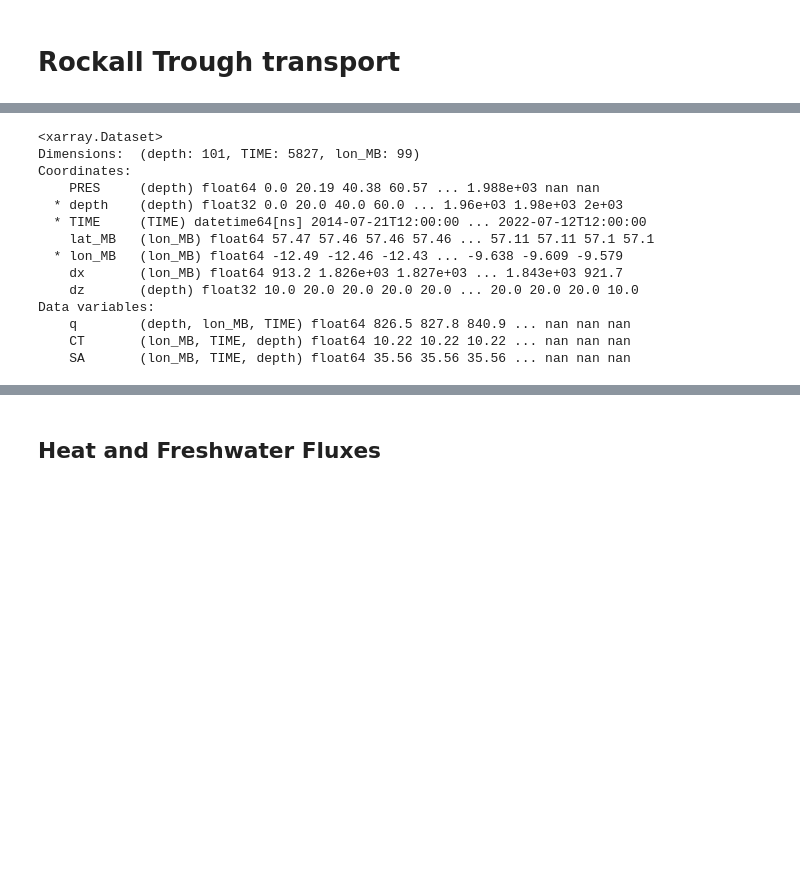
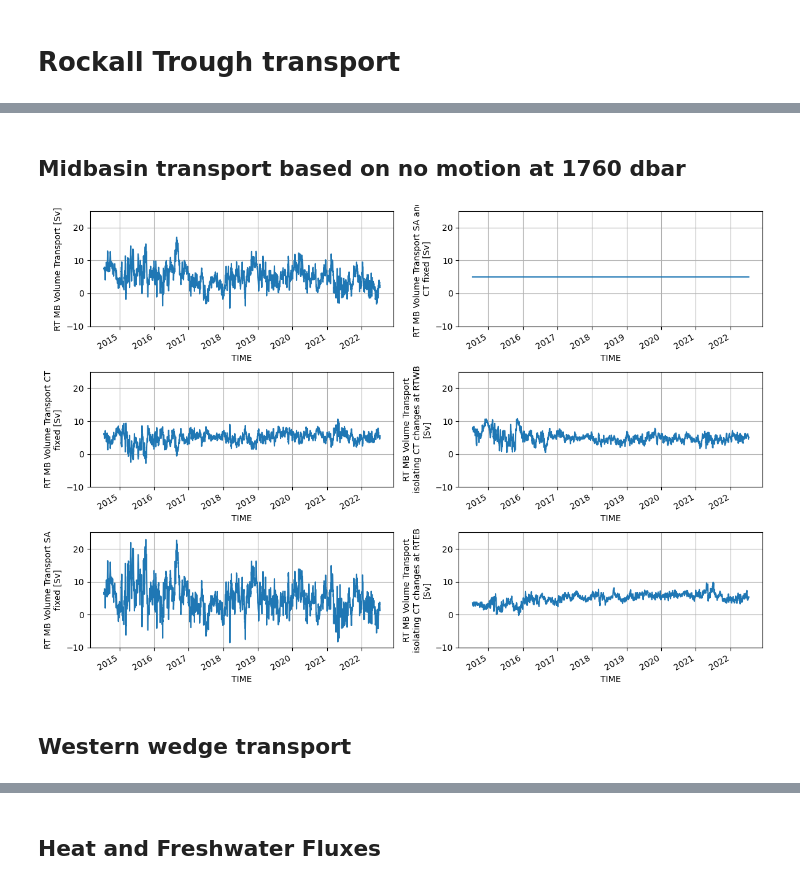
Before and after one commit to ScotMarPhys/Rockall_Trough_Transports, a Jupyter notebook: notebooks/1.0_Rockall_Trough_transports.ipynb, the cells around one changed output, grey strips where cells are left out. Drawn from its saved outputs; the diff is of its cells as text; code cells hidden in the pictures; blank space fills up the shorter version.

```diff
--- a/notebooks/1.0_Rockall_Trough_transports.ipynb
+++ b/notebooks/1.0_Rockall_Trough_transports.ipynb
@@ -176,5 +163,2 @@ ds_RT.to_netcdf(f'{data_out_path2}Rockall-Trough-Mooring-Time-Series-2022_correc
 # %%
-test= ds_RT.swap_dims({'PRES':'depth'})
-test['depth']=-1*test.depth
-test = test.interp(depth=ds_RT.PRES.values)
-ds_RT = test
+ds_RT = rtf.ds_rt_swap_vert_dim(ds_RT)
@@ -867,17 +213,2 @@ Q_EW.where(Q_EW.mask_EW).plot()
-# %%
-ds_q_RTMB
-# %% [output]
-<xarray.Dataset>
-Dimensions:  (depth: 101, TIME: 5827, lon_MB: 99)
-Coordinates:
-    PRES     (depth) float64 0.0 20.19 40.38 60.57 ... 1.988e+03 nan nan
-  * depth    (depth) float32 0.0 20.0 40.0 60.0 ... 1.96e+03 1.98e+03 2e+03
-  * TIME     (TIME) datetime64[ns] 2014-07-21T12:00:00 ... 2022-07-12T12:00:00
-    lat_MB   (lon_MB) float64 57.47 57.46 57.46 57.46 ... 57.11 57.11 57.1 57.1
-  * lon_MB   (lon_MB) float64 -12.49 -12.46 -12.43 ... -9.638 -9.609 -9.579
-    dx       (lon_MB) float64 913.2 1.826e+03 1.827e+03 ... 1.843e+03 921.7
-    dz       (depth) float32 10.0 20.0 20.0 20.0 20.0 ... 20.0 20.0 20.0 10.0
-Data variables:
-    q        (depth, lon_MB, TIME) float64 826.5 827.8 840.9 ... nan nan nan
-    CT       (lon_MB, TIME, depth) float64 10.22 10.22 10.22 ... nan nan nan
-    SA       (lon_MB, TIME, depth) float64 35.56 35.56 35.56 ... nan nan nan
+# %% [markdown]
+## Midbasin transport based on no motion at 1760 dbar
@@ -883,0 +302,21 @@ Data variables:
+# %%
+fig,axs=plt.subplots(3,2,figsize=[12,8])
+ax = axs[0,0]
+RT_Q_MB.RT_Q_MB.plot(ax=ax)
+ax = axs[1,0]
+RT_Q_MB.RT_Q_MB_SAfix.plot(ax=ax)
+ax = axs[2,0]
+RT_Q_MB.RT_Q_MB_CTfix.plot(ax=ax)
+ax = axs[0,1]
+RT_Q_MB.RT_Q_MB_SAfix_CTfix.plot(ax=ax)
+ax = axs[1,1]
+RT_Q_MB.RT_Q_MB_WB_CTvar.plot(ax=ax)
+ax = axs[2,1]
+RT_Q_MB.RT_Q_MB_EB_CTvar.plot(ax=ax)
+for ax in axs.flat:
+    ax.grid()
+    ax.set_ylim([-10,25])
+    ax.set_title('')
+fig.tight_layout()
+# %% [output]
+[figure, added]
@@ -883,0 +358,2 @@ Data variables:
+# %% [markdown]
+## Western wedge transport
```
Also changed, not shown: parts of 83 cells of this notebook.
